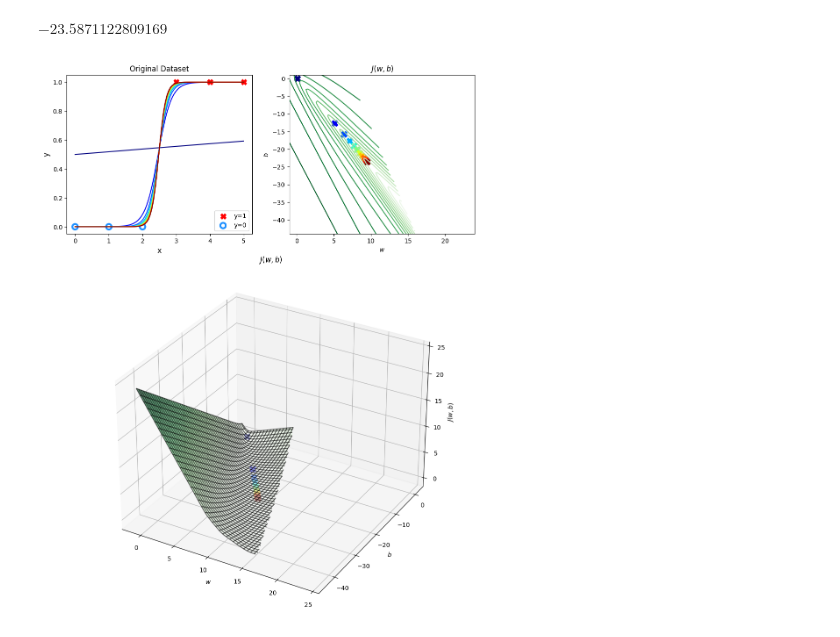
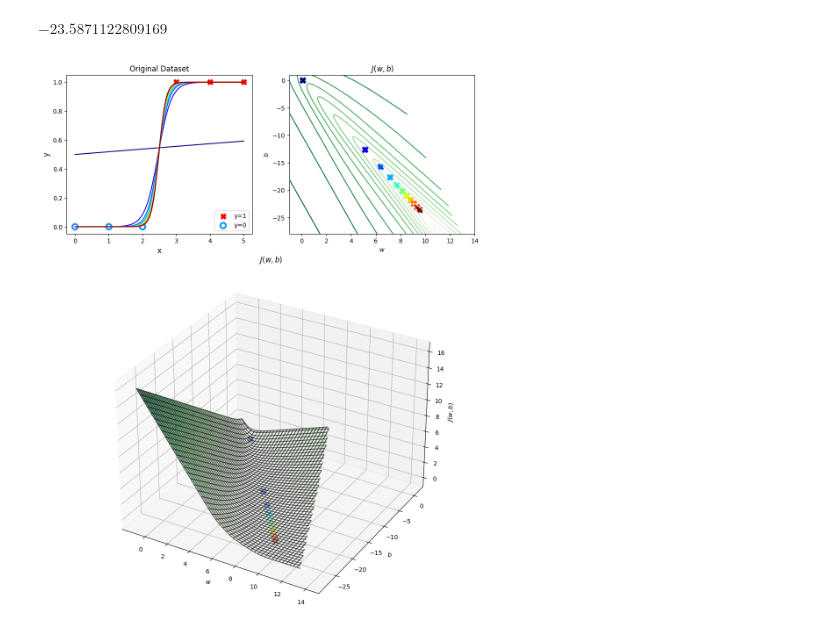
Before and after one commit to PaulToronto/Stanford-Andrew-Ng-Machine-Learning-Specialization, a Jupyter notebook: Logistic_Regression_with_Sympy.ipynb, the cells around one changed output. Saved outputs shown, nothing was run; the diff lists cells and outputs as text; code cells hidden in the pictures.

```diff
--- a/Logistic_Regression_with_Sympy.ipynb
+++ b/Logistic_Regression_with_Sympy.ipynb
@@ -37,3 +79,11 @@ def sigmoid(z, clip=False):
+# %%
+def safe_cost_sym(X, y, w, b):
+    X = np.array(X, dtype='float64')
+    y = np.array(y, dtype='float64')
+    w = np.array(w, dtype='float64')
+    b = np.array(b, dtype='float64')
+    cost = safe_cost(X, y, w, b)
+    return cost
 # %% [markdown]
 ## Symbols
 # %%
@@ -149,15 +199,21 @@ def compute_cost_loop(X, y, w, b):
 
     return cost
 # %%
-def compute_cost(X, y, w, b):
+def compute_cost(X, y, w, b, safe=False):
     m = X.shape[0]
 
-    f = f_wb(X, w, b)
-    cost = sym.Rational(1, m) * ((-y.T @ f.applyfunc(sym.log)) -
-     (sym.ones(m, 1) - y).T  @ (sym.ones(m, 1) - f).applyfunc(sym.log))
-    cost = cost[0, 0]
+    if safe:
+        cost = safe_cost_sym(X, y, w, b)
+    else:
+        f = f_wb(X, w, b)
+        cost = sym.Rational(1, m) * ((-y.T @ f.applyfunc(sym.log)) -
+        (sym.ones(m, 1) - y).T  @ (sym.ones(m, 1) - f).applyfunc(sym.log))
+        cost = cost[0, 0]
 
     return cost
+# %%
+def compute_cost_safe(X, y, w, b):
+    return compute_cost(X, y, w, b, safe=True)
 # %%
 compute_cost_loop(x_train1, y_train1, m, b)
 # %% [output]
@@ -363,7 +447,7 @@ w_out, b_out, hist = gradient_descent(x_train3,
                                       y_train3,
                                       w = 0.0,
                                       b = 0.0,
-                                      f_cost = compute_cost,
+                                      f_cost = compute_cost_safe,
                                       f_gradient = compute_gradient,
                                       alpha=0.1,
                                       num_iters=100_000)
@@ -430,35 +514,37 @@ ax2.set_ylabel('$b$')
 
 ax3.set_title('$J(w,b)$')
 ax3.set_xlabel('$w$')
 ax3.set_ylabel('$b$')
 ax3.set_zlabel('$J(w,b)$')
 
-# meshgrid
-w_space = np.linspace(-1, 24, 100)
-b_space = np.linspace(-44, 1, 100)
+# meshgrid4
+w_space = np.linspace(-1, 14, 100)
+b_space = np.linspace(-28, 1, 100)
 W_space, B_space = np.meshgrid(w_space, b_space)
 Z_cost = np.zeros_like(W_space)
 
 for i in range(W_space.shape[0]):
     for j in range(W_space.shape[1]):
         Z_cost[i, j] = compute_cost(x_train3, y_train3, W_space[i, j], B_space[i, j])
+        if Z_cost[i, j] == 0:
+               Z_cost[i, j] = 1e-9
 
 # contour plot
-ax2.contour(W_space, B_space, np.log(Z_cost), levels=17, cmap='Greens')
+ax2.contour(W_space, B_space, np.log(Z_cost), levels=12, cmap='Greens')
 
 # 3D surface plot
 ax3.plot_surface(W_space, B_space, Z_cost, cmap='Greens', alpha=0.6)
 ax3.plot_wireframe(W_space, B_space, Z_cost, color='k', alpha=0.6)
 
 
 # plot the predictions and cost
 # domain makes the sigmoid smoother
 domain = np.linspace(x_train.min(), x_train.max(), 100)
 for i, w in enumerate(short_hist['w']):
     ax1.plot(domain,
              np.array(f_wb(domain.reshape(-1, 1), w, short_hist['b'][i])).flatten(),
              color=colors[i])
     ax2.scatter(w, short_hist['b'][i], s=100, marker='X', color=colors[i])
     ax3.scatter(w, short_hist['b'][i], s=100, marker='X', color=colors[i])
 # %% [output]
-[figure, old version]
+[figure, new version]
```
Also changed, not shown: parts of 9 cells of this notebook.
